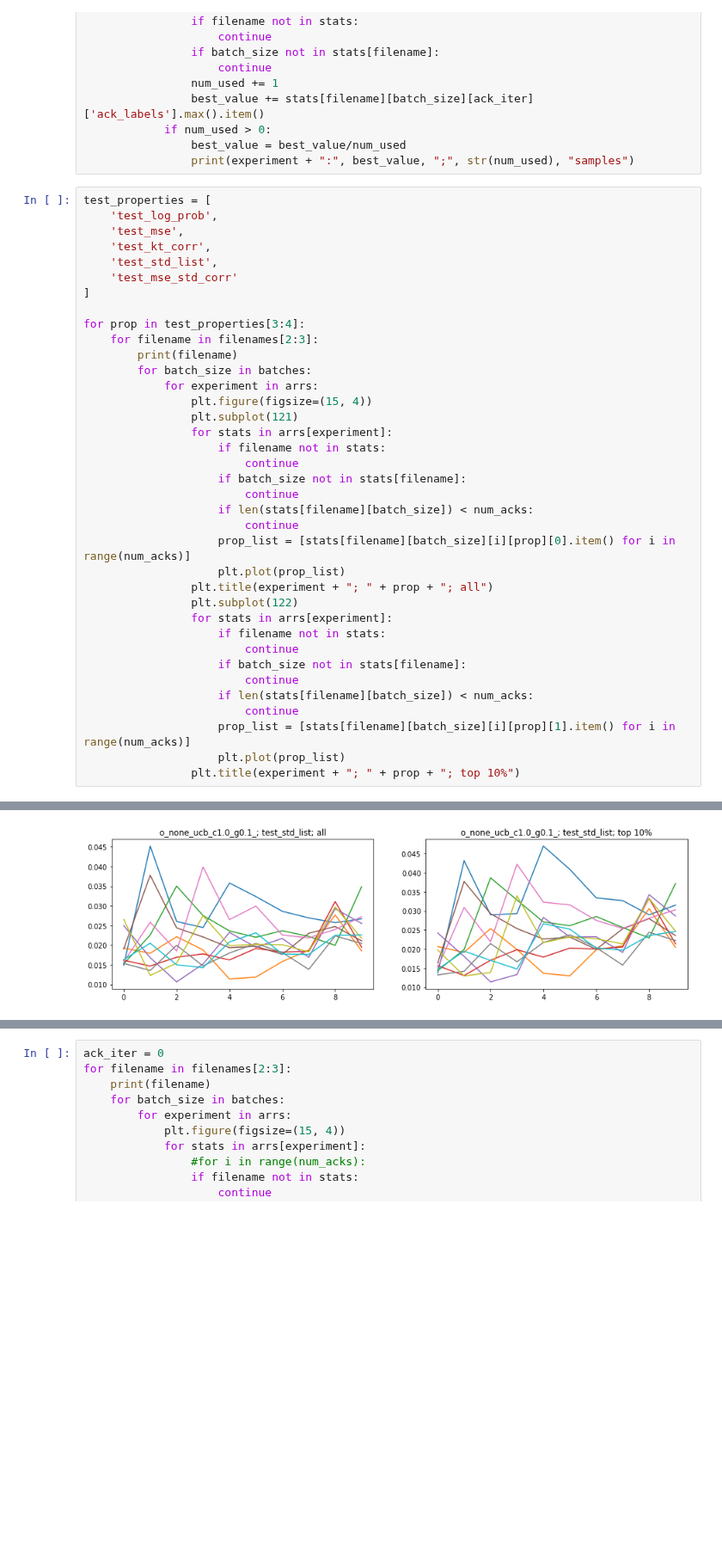
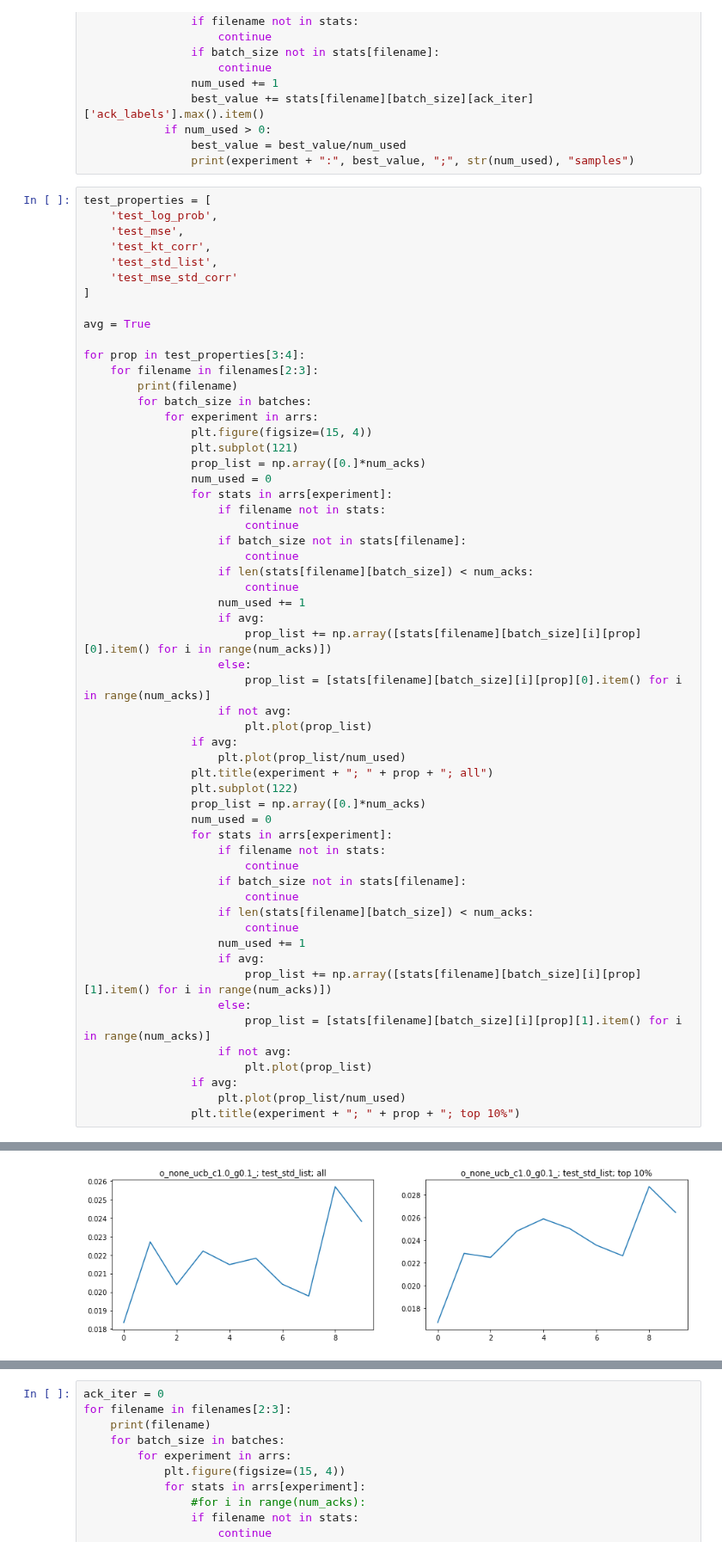
Before and after one commit to tmfs10/bb-opt, a Jupyter notebook: notebooks_sid/results_viz.ipynb, the cells around one changed output, grey strips where cells are left out. Shown at 86% size. Saved outputs shown, nothing was run; the diff lists cells and outputs as text; blank space fills up the shorter version.

```diff
--- a/notebooks_sid/results_viz.ipynb
+++ b/notebooks_sid/results_viz.ipynb
@@ -127,6 +127,8 @@ test_properties = [
     'test_mse_std_corr'
 ]
 
+avg = True
+
 for prop in test_properties[3:4]:
     for filename in filenames[2:3]:
         print(filename)
@@ -134,6 +136,8 @@ for prop in test_properties[3:4]:
             for experiment in arrs:
                 plt.figure(figsize=(15, 4))
                 plt.subplot(121)
+                prop_list = np.array([0.]*num_acks)
+                num_used = 0
                 for stats in arrs[experiment]:
                     if filename not in stats:
                         continue
@@ -141,10 +145,19 @@ for prop in test_properties[3:4]:
                         continue
                     if len(stats[filename][batch_size]) < num_acks:
                         continue
-                    prop_list = [stats[filename][batch_size][i][prop][0].item() for i in range(num_acks)]
-                    plt.plot(prop_list)
+                    num_used += 1
+                    if avg:
+                        prop_list += np.array([stats[filename][batch_size][i][prop][0].item() for i in range(num_acks)])
+                    else:
+                        prop_list = [stats[filename][batch_size][i][prop][0].item() for i in range(num_acks)]
+                    if not avg:
+                        plt.plot(prop_list)
+                if avg:
+                    plt.plot(prop_list/num_used)
                 plt.title(experiment + "; " + prop + "; all")
                 plt.subplot(122)
+                prop_list = np.array([0.]*num_acks)
+                num_used = 0
                 for stats in arrs[experiment]:
                     if filename not in stats:
                         continue
@@ -152,8 +165,15 @@ for prop in test_properties[3:4]:
                         continue
                     if len(stats[filename][batch_size]) < num_acks:
                         continue
-                    prop_list = [stats[filename][batch_size][i][prop][1].item() for i in range(num_acks)]
-                    plt.plot(prop_list)
+                    num_used += 1
+                    if avg:
+                        prop_list += np.array([stats[filename][batch_size][i][prop][1].item() for i in range(num_acks)])
+                    else:
+                        prop_list = [stats[filename][batch_size][i][prop][1].item() for i in range(num_acks)]
+                    if not avg:
+                        plt.plot(prop_list)
+                if avg:
+                    plt.plot(prop_list/num_used)
                 plt.title(experiment + "; " + prop + "; top 10%")
 # %% [output]
 CRX_REF_R1_8mers.txt
@@ -162 +182 @@ CRX_REF_R1_8mers.txt
-[figure, old version]
+[figure, new version]
```
Also changed, not shown: parts of 1 cell of this notebook, 1 other file.
